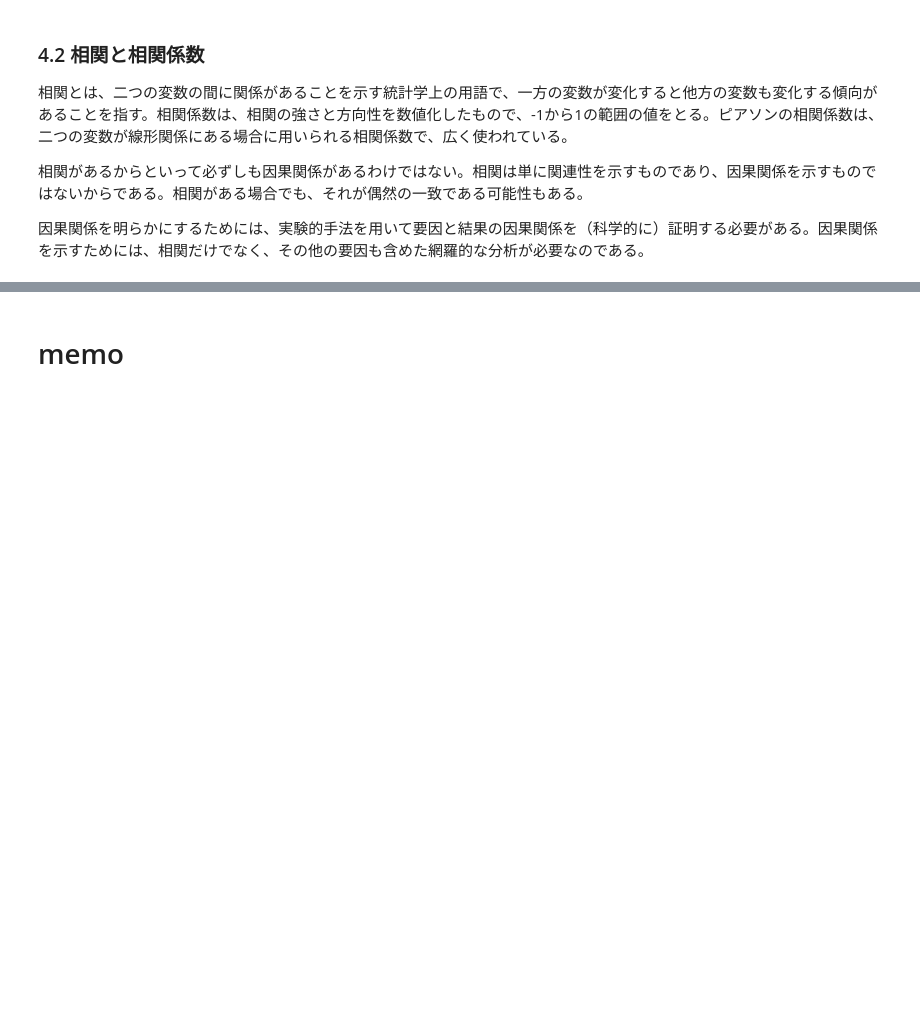
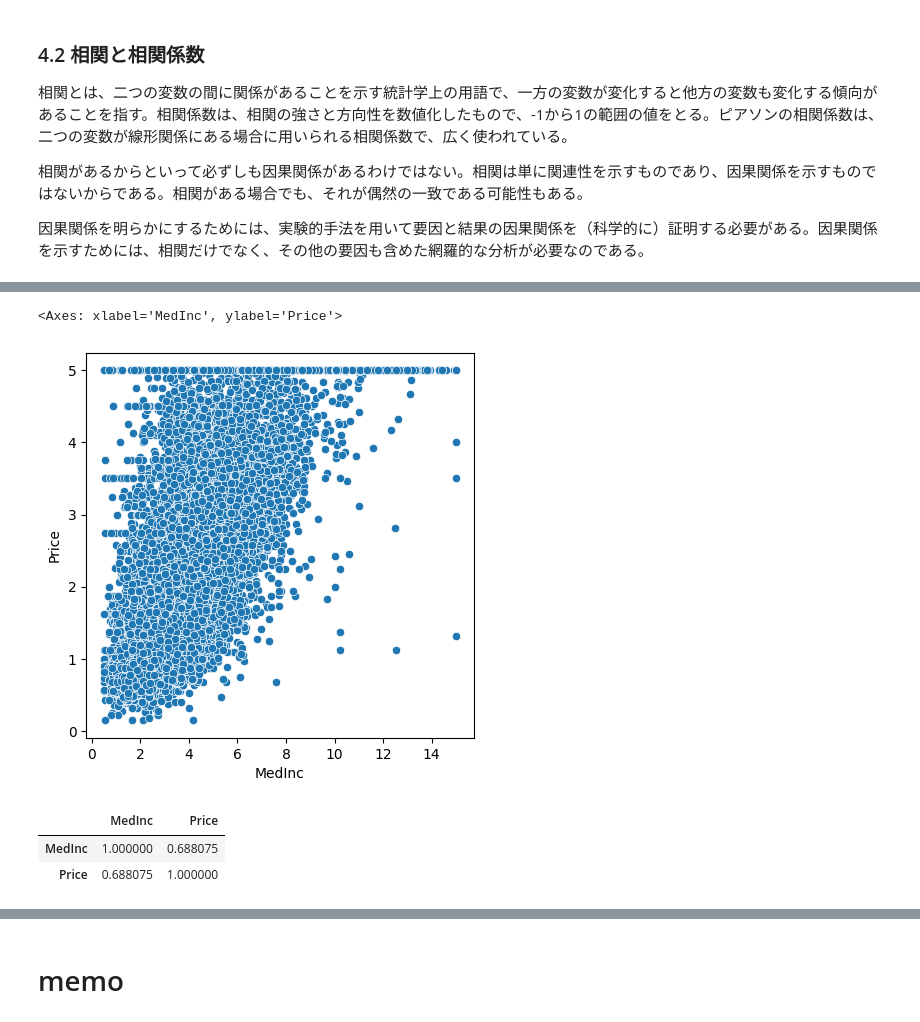
Before and after one commit to MDASH-shinshu/MDASH-T-DS, a Jupyter notebook: 2/2_analysis_design_colab.ipynb, the cells around one changed output, grey strips where cells are left out. Saved outputs shown, nothing was run; the diff lists cells and outputs as text; code cells hidden in the pictures; blank space fills up the shorter version.

```diff
--- a/2/2_analysis_design_colab.ipynb
+++ b/2/2_analysis_design_colab.ipynb
@@ -646,0 +703,15 @@ df_select.describe()
+# %%
+# scikit-learnからカリフォルニア住宅価格データ (n = 20640) を取得
+
+import pandas as pd
+import matplotlib.pyplot as plt
+import seaborn as sns
+from sklearn.datasets import fetch_california_housing
+dataset = fetch_california_housing()
+##print(dataset.DESCR)
+# %%
+# DataFrameで実データを確認
+
+df = pd.DataFrame(dataset.data, columns=dataset.feature_names)
+df['Price'] = dataset.target
+df.head()
@@ -646,0 +725,16 @@ df_select.describe()
+# %%
+# MedInc(ブロックの所得中央値), Price（住宅価格） の間で散布図を生成してみる (Seabornライブラリ利用)
+
+plt.rcParams["figure.figsize"] = (5, 5)
+sns.scatterplot(data=df, x='MedInc', y='Price')
+# %% [output]
+<Axes: xlabel='MedInc', ylabel='Price'>
+[figure, added]
+# %%
+# Pearsonの相関係数を計算（pandas corr） 2ペアのみ
+df_house_corr=df.loc[:,['MedInc','Price']].corr()
+df_house_corr
+# %% [output]
+|  | MedInc | Price |
+| MedInc | 1.000000 | 0.688075 |
+| Price | 0.688075 | 1.000000 |
```
Also changed, not shown: parts of 22 cells of this notebook.
